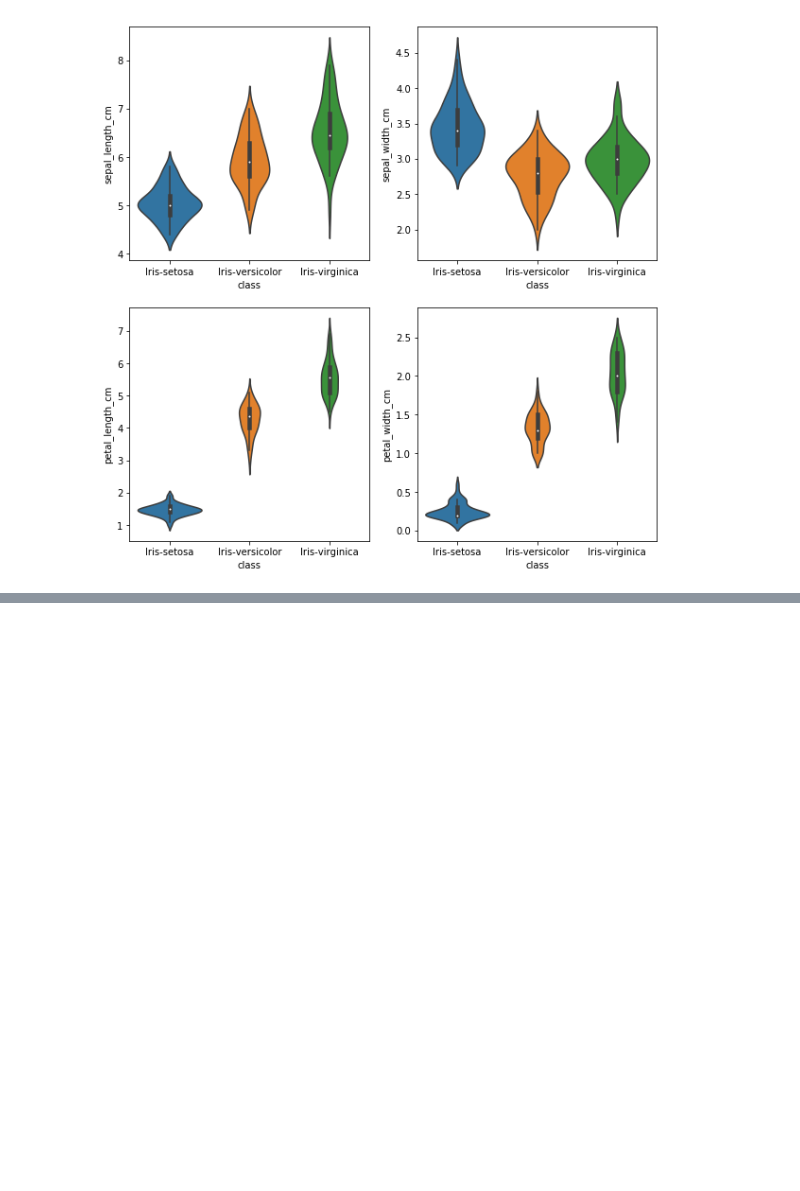
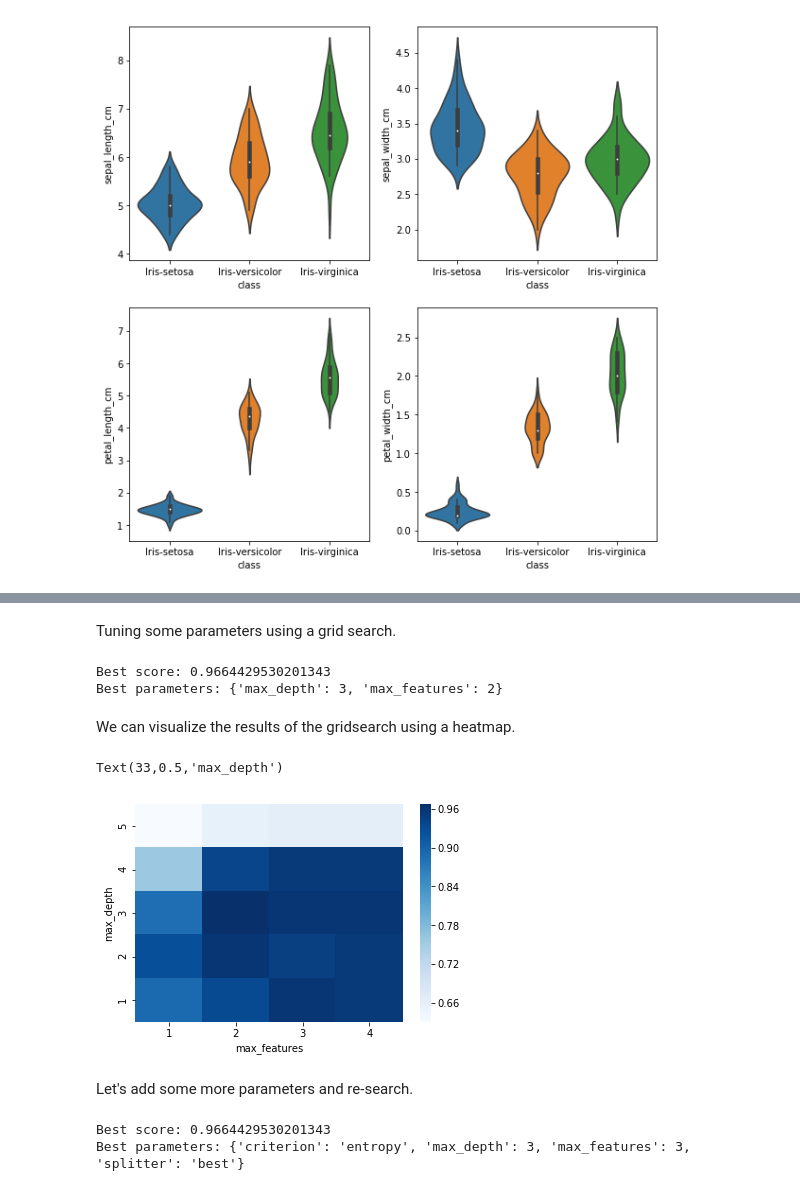
Before and after one commit to kalyons11/notebooks, a Jupyter notebook: iris_data_notebook.ipynb, the cells around one changed output, grey strips where cells are left out. Saved outputs shown, nothing was run; the diff lists cells and outputs as text; code cells hidden in the pictures; blank space fills up the shorter version.

```diff
--- a/iris_data_notebook.ipynb
+++ b/iris_data_notebook.ipynb
@@ -211,0 +303,62 @@ for column_index, column in enumerate(iris_data_clean.columns):
+# %% [markdown]
+Tuning some parameters using a grid search.
+# %%
+from sklearn.grid_search import GridSearchCV
+
+decision_tree_classifier = DecisionTreeClassifier()
+
+parameter_grid = {'max_depth': [1, 2, 3, 4, 5],
+                  'max_features': [1, 2, 3, 4]}
+
+cross_validation = StratifiedKFold(all_classes, n_folds=10)
+
+grid_search = GridSearchCV(decision_tree_classifier,
+                           param_grid=parameter_grid,
+                           cv=cross_validation)
+
+grid_search.fit(all_inputs, all_classes)
+print('Best score: {}'.format(grid_search.best_score_))
+print('Best parameters: {}'.format(grid_search.best_params_))
+# %% [output]
+Best score: 0.9664429530201343
+Best parameters: {'max_depth': 3, 'max_features': 2}
+# %% [markdown]
+We can visualize the results of the gridsearch using a heatmap.
+# %%
+grid_visualization = []
+
+for grid_pair in grid_search.grid_scores_:
+    grid_visualization.append(grid_pair.mean_validation_score)
+
+grid_visualization = np.array(grid_visualization)
+grid_visualization.shape = (5, 4)
+sb.heatmap(grid_visualization, cmap='Blues')
+plt.xticks(np.arange(4) + 0.5, grid_search.param_grid['max_features'])
+plt.yticks(np.arange(5) + 0.5, grid_search.param_grid['max_depth'][::-1])
+plt.xlabel('max_features')
+plt.ylabel('max_depth')
+# %% [output]
+Text(33,0.5,'max_depth')
+[figure, added]
+# %% [markdown]
+Let's add some more parameters and re-search.
+# %%
+decision_tree_classifier = DecisionTreeClassifier()
+
+parameter_grid = {'criterion': ['gini', 'entropy'],
+                  'splitter': ['best', 'random'],
+                  'max_depth': [1, 2, 3, 4, 5],
+                  'max_features': [1, 2, 3, 4]}
+
+cross_validation = StratifiedKFold(all_classes, n_folds=10)
+
+grid_search = GridSearchCV(decision_tree_classifier,
+                           param_grid=parameter_grid,
+                           cv=cross_validation)
+
+grid_search.fit(all_inputs, all_classes)
+print('Best score: {}'.format(grid_search.best_score_))
+print('Best parameters: {}'.format(grid_search.best_params_))
+# %% [output]
+Best score: 0.9664429530201343
+Best parameters: {'criterion': 'entropy', 'max_depth': 3, 'max_features': 3, 'splitter': 'best'}
```
Also changed, not shown: parts of 17 cells of this notebook.
